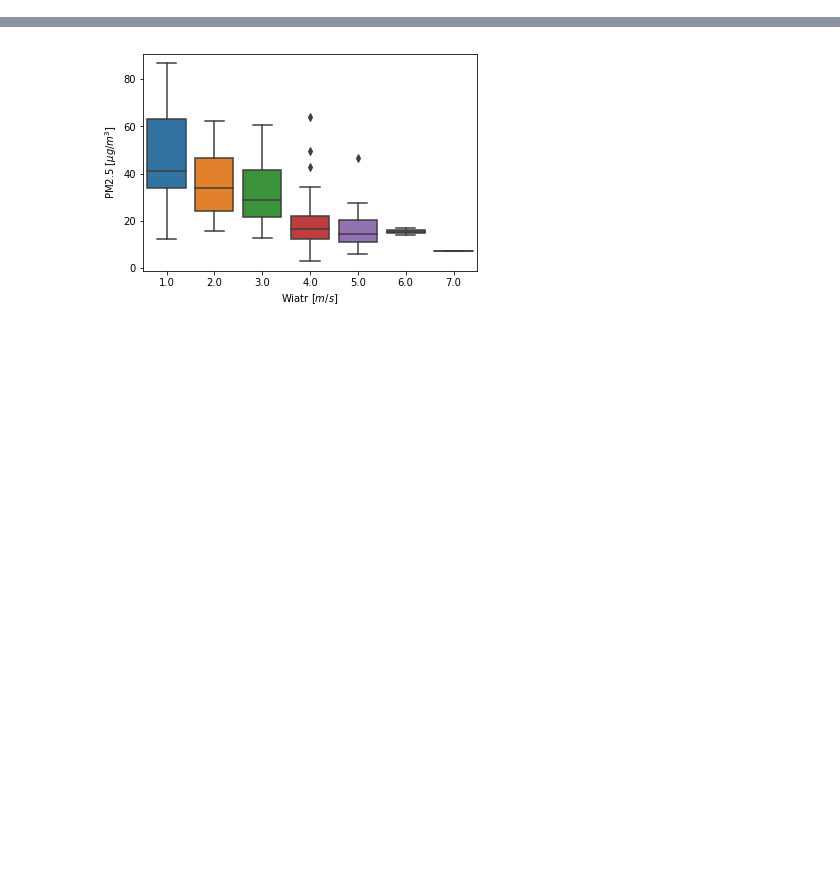
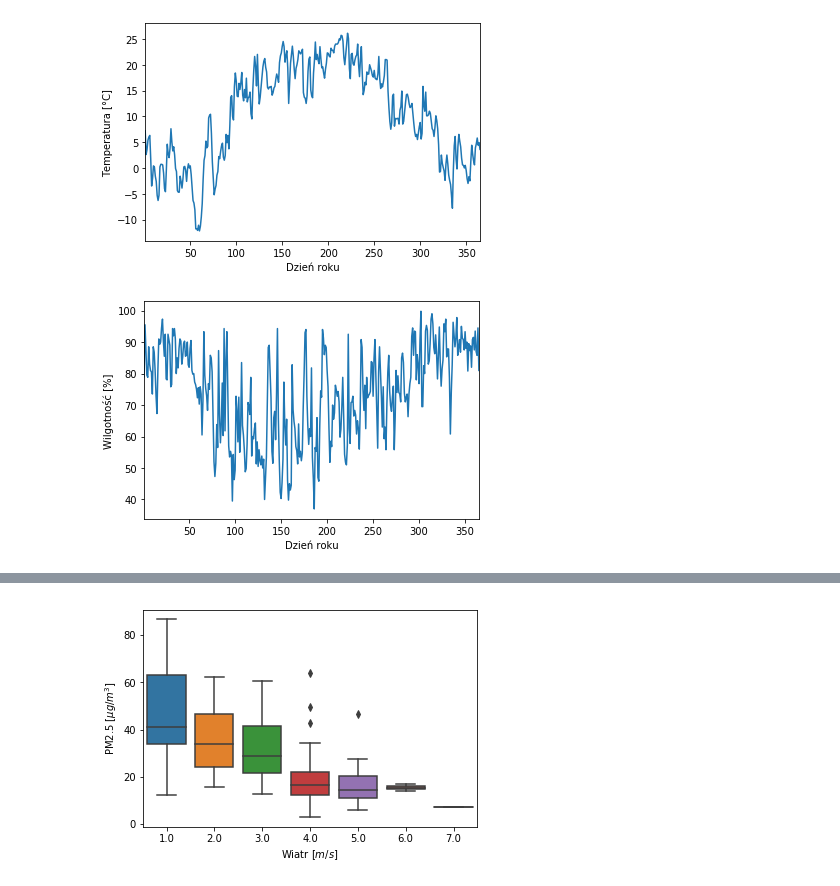
Before and after one commit to KrystianPlackowski/Air-pollution-analysis, a Jupyter notebook: main.ipynb, the cells around one changed output, grey strips where cells are left out. Saved outputs shown, nothing was run; the diff lists cells and outputs as text; code cells hidden in the pictures; blank space fills up the shorter version.

```diff
--- a/main.ipynb
+++ b/main.ipynb
@@ -197,0 +112,35 @@ dane_lato.insert(3, "Dzien_lata", range( 1, 184), True)
+# %%
+# Funkcja rysująca wykres i zapisująca go do pliku. Niejako dekorator metody plt.plot(...)
+#
+def plot_and_save(dane, x_, y_, path=None, kind='line'):
+
+    dane.plot( x = x_, y = y_, kind = kind)
+
+    plt.xlabel(titles_[x_])
+    plt.ylabel(titles_[y_])
+
+    # Jeśli w nazwie `path` jest '(zima)'|'(lato)'|'(rok)' to wypisz to słowo jako legendę
+    #
+    try:
+        plt.legend([re.search('(?<=\().+?(?=\))', path).group(0)])
+    except:
+        plt.legend().remove()
+
+    if path:
+        plt.savefig(path)
+
+
+# Powiąż odpowiednie kolumny zbioru danych z odpowiadającymi tytułami osi na wykresach
+#
+keys_ = dane.columns.tolist() + ['PM2.5','PM10','O3']
+values_ = ['Nazwa stacji','Miesiąc','Dzień','Dzień roku','Temperatura [°C]','Wilgotność [%]'
+           ,'Wiatr $[m/s]$', 'Zachmurzenie [oktany]','Długość dnia [h]','Ciśnienie [hPa]','Opad [mm/dzień]'
+           ,'PM2.5 $[\mu g/m^3]$','PM10 $[\mu g/m^3]$','O3 $[\mu g/m^3]$']
+
+titles_ = dict(zip(keys_,values_))
+# %%
+plot_and_save(dane, 'Dzien_roku', 'Temperatura', 'output/wykresy roczne/Temperatura.png')
+plot_and_save(dane, 'Dzien_roku', 'Wilgotnosc', 'output/wykresy roczne/Wilgotnosc.png')
+# %% [output]
+[figure, added]
+[figure, added]
```
Also changed, not shown: parts of 47 cells of this notebook.
